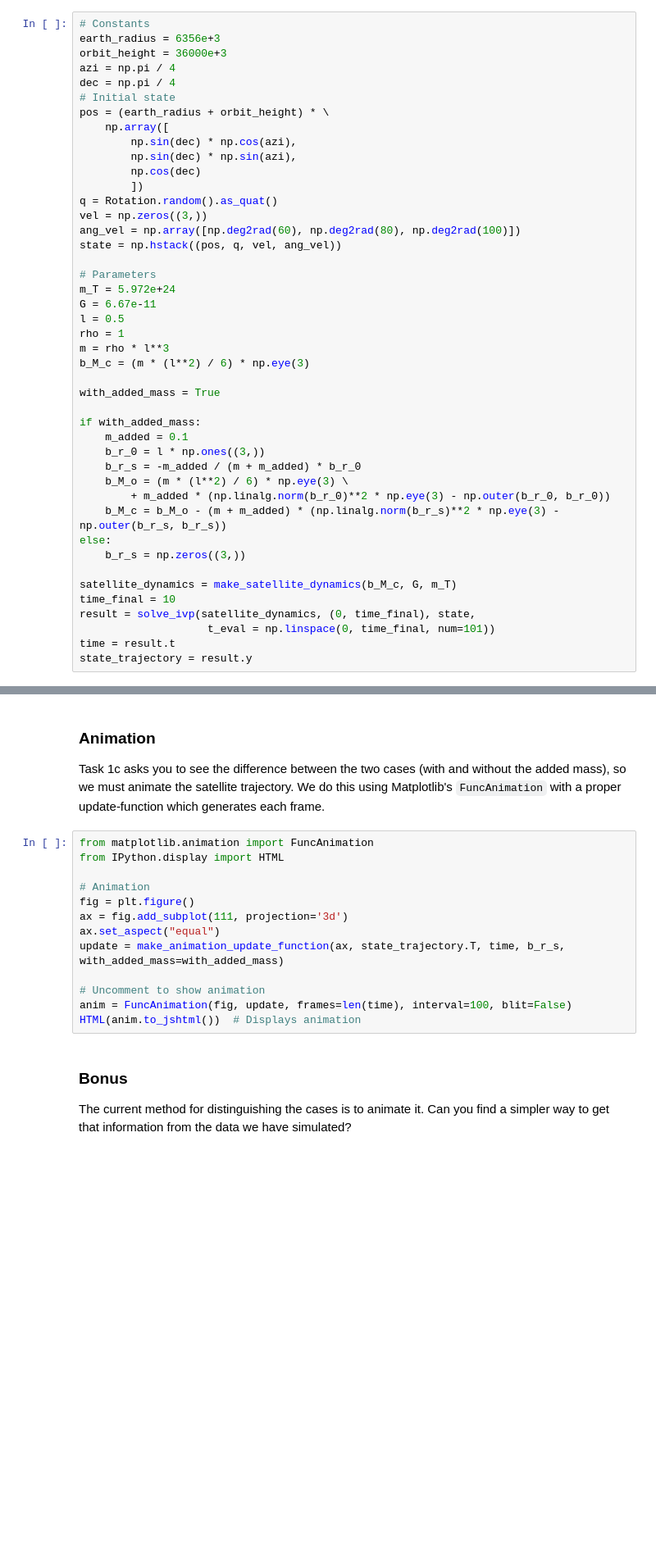
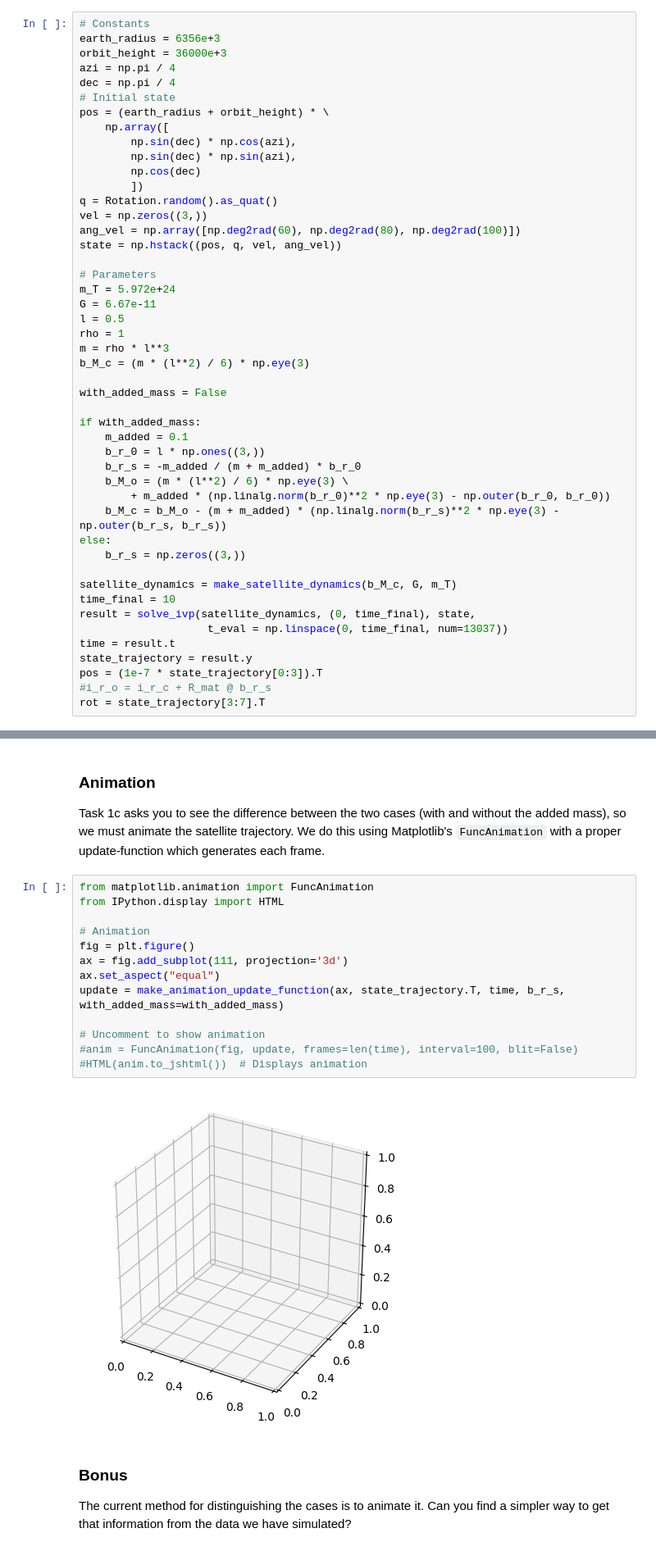
Before and after one commit to TTK4130/ttk4130.github.io, a Jupyter notebook: docs/assignments/code/assignment-4-satellite.ipynb, the cells around one changed output, grey strips where cells are left out. Shown at 82% size. Drawn from its saved outputs; the diff is of its cells as text; blank space fills up the shorter version.

Commit message:
Satellite animation is now working

```diff
--- a/docs/assignments/code/assignment-4-satellite.ipynb
+++ b/docs/assignments/code/assignment-4-satellite.ipynb
@@ -197,7 +197,7 @@ rho = 1
 m = rho * l**3
 b_M_c = (m * (l**2) / 6) * np.eye(3)
 
-with_added_mass = True
+with_added_mass = False
 
 if with_added_mass:
     m_added = 0.1
@@ -212,6 +212,9 @@ else:
 satellite_dynamics = make_satellite_dynamics(b_M_c, G, m_T)
 time_final = 10
 result = solve_ivp(satellite_dynamics, (0, time_final), state,
-                    t_eval = np.linspace(0, time_final, num=101))
+                    t_eval = np.linspace(0, time_final, num=13037))
 time = result.t
 state_trajectory = result.y
+pos = (1e-7 * state_trajectory[0:3]).T
+#i_r_o = i_r_c + R_mat @ b_r_s
+rot = state_trajectory[3:7].T
@@ -223,16 +259,18 @@ We do this using Matplotlib's `FuncAnimation` with a proper update-function whic
 # %%
 from matplotlib.animation import FuncAnimation
 from IPython.display import HTML
 
 # Animation
 fig = plt.figure()
 ax = fig.add_subplot(111, projection='3d')
 ax.set_aspect("equal")
 update = make_animation_update_function(ax, state_trajectory.T, time, b_r_s, with_added_mass=with_added_mass)
 
 # Uncomment to show animation
-anim = FuncAnimation(fig, update, frames=len(time), interval=100, blit=False)
-HTML(anim.to_jshtml())  # Displays animation
+#anim = FuncAnimation(fig, update, frames=len(time), interval=100, blit=False)
+#HTML(anim.to_jshtml())  # Displays animation
+# %% [output]
+[figure, added]
 # %% [markdown]
 ### Bonus
 
```
Also changed, not shown: parts of 6 cells of this notebook.
